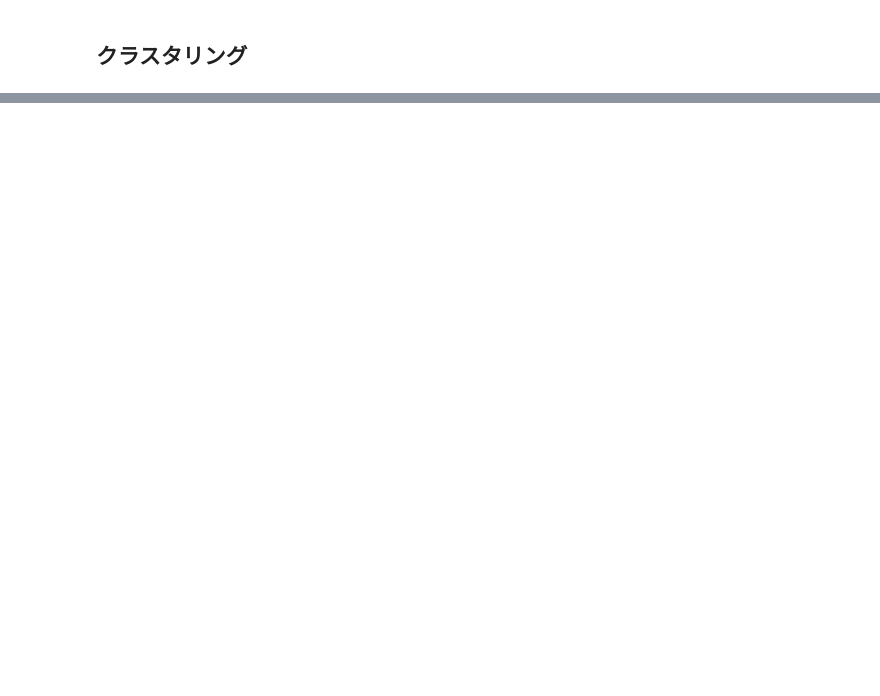
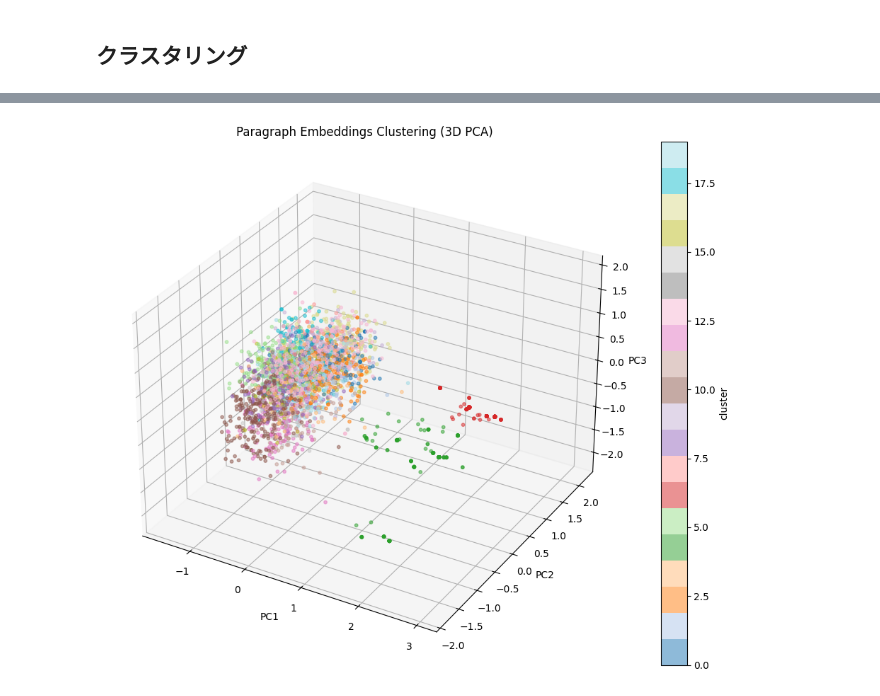
Before and after one commit to MatangoNyanya/post-project-eval, a Jupyter notebook: learning/extract_section.ipynb, the cells around one changed output, grey strips where cells are left out. Cells and saved outputs as stored; diff of their text form; code cells hidden in the pictures; blank space fills up the shorter version.

```diff
--- a/learning/extract_section.ipynb
+++ b/learning/extract_section.ipynb
@@ -464,0 +555,37 @@ print(cluster_stats)
+# %%
+from sklearn.decomposition import PCA
+from mpl_toolkits.mplot3d import Axes3D  # 3Dプロット用
+import matplotlib.pyplot as plt
+
+# --- 可視化用に3次元PCA ---
+pca_3d = PCA(n_components=3, random_state=42)
+X_3d = pca_3d.fit_transform(embeddings)
+
+df_out["pc1"] = X_3d[:, 0]
+df_out["pc2"] = X_3d[:, 1]
+df_out["pc3"] = X_3d[:, 2]
+
+# --- 3Dプロット ---
+fig = plt.figure(figsize=(10, 8))
+ax = fig.add_subplot(111, projection='3d')
+
+p = ax.scatter(
+    df_out["pc1"],
+    df_out["pc2"],
+    df_out["pc3"],
+    c=df_out["cluster"],
+    cmap="tab20",
+    alpha=0.5,
+    s=10
+)
+
+ax.set_xlabel("PC1")
+ax.set_ylabel("PC2")
+ax.set_zlabel("PC3")
+ax.set_title("Paragraph Embeddings Clustering (3D PCA)")
+fig.colorbar(p, ax=ax, label="cluster")
+
+plt.tight_layout()
+plt.show()
+# %% [output]
+[figure, added]
```
Also changed, not shown: parts of 12 cells of this notebook.
